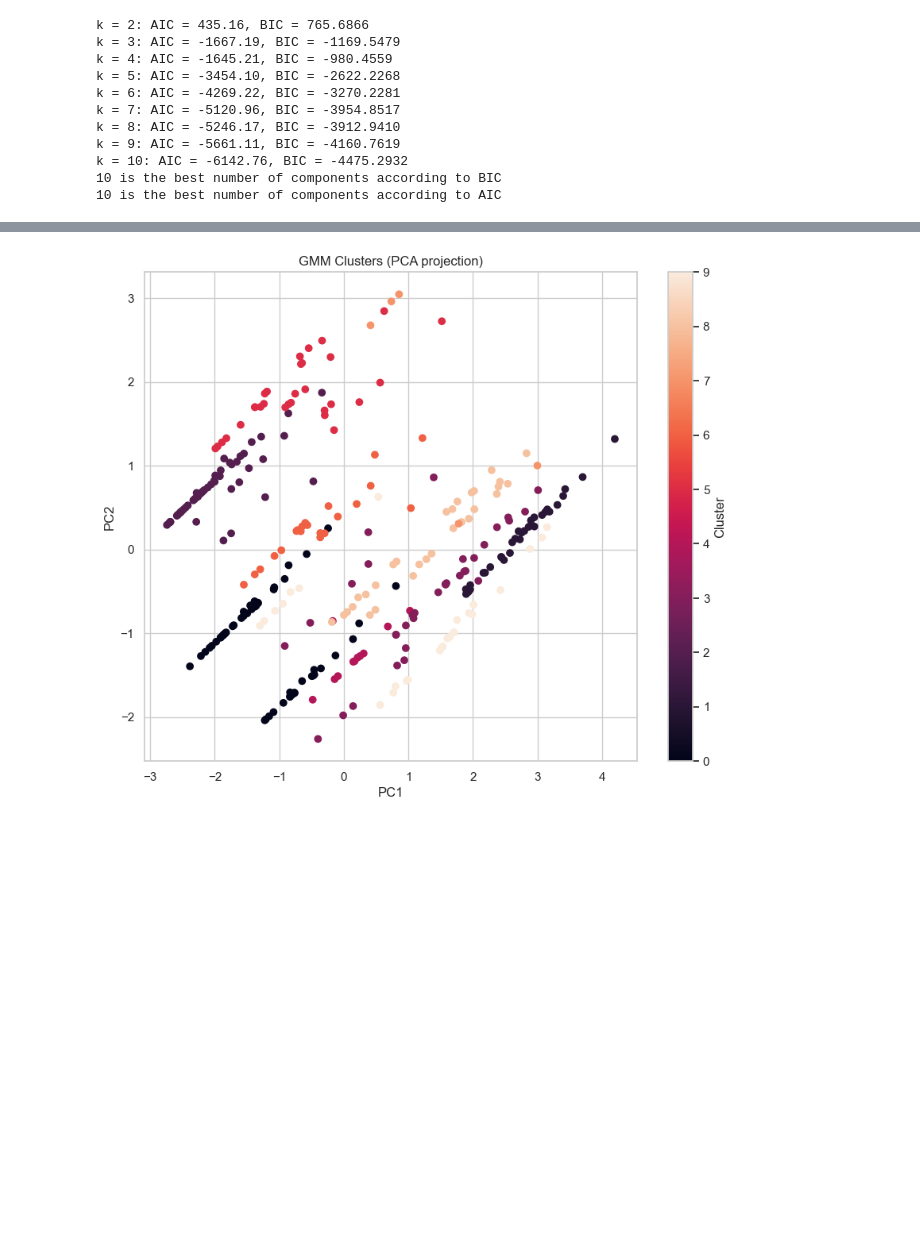
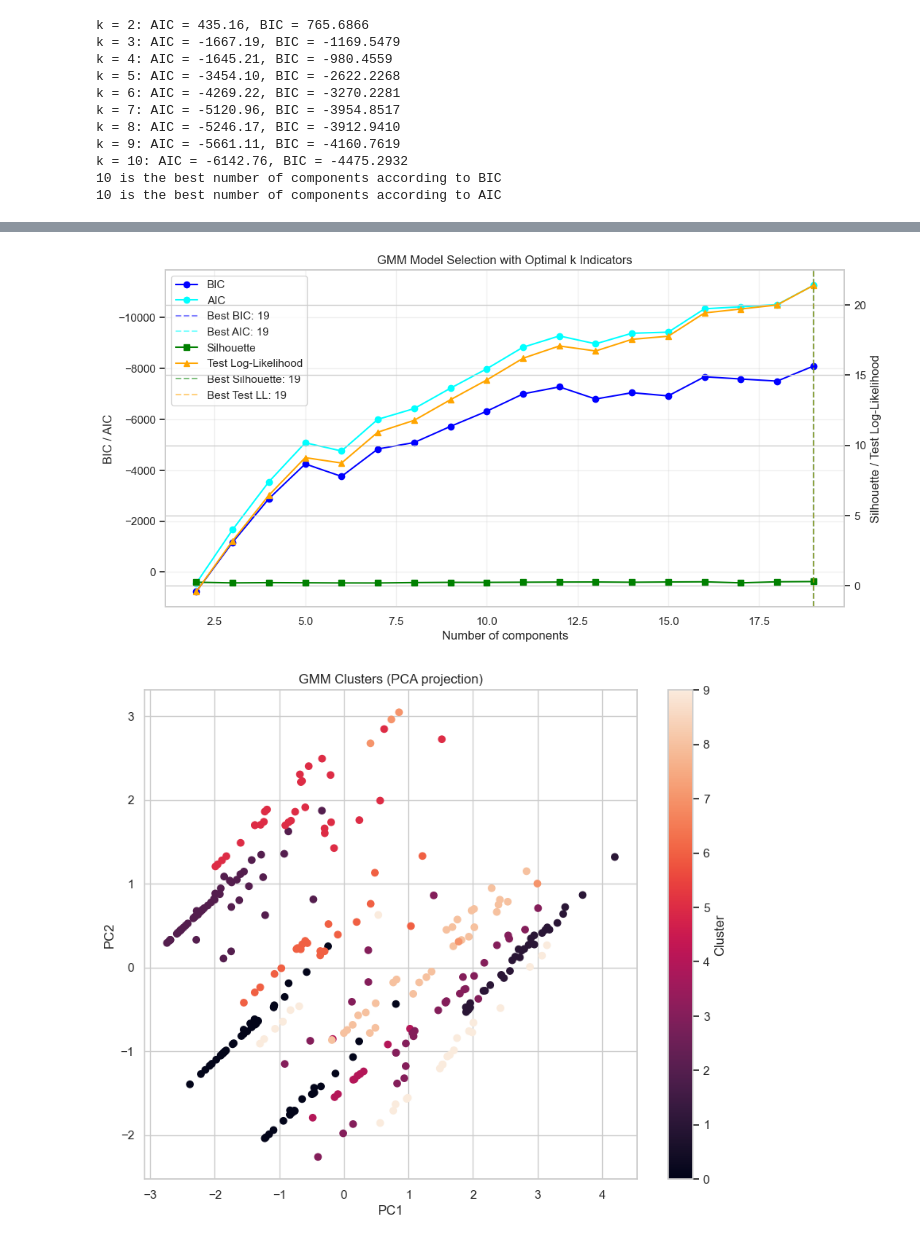
Before and after one commit to harasarahh/machine-learning-projects, a Jupyter notebook: ML_assignment1.ipynb, the cells around one changed output, grey strips where cells are left out. Drawn from its saved outputs; the diff is of its cells as text; code cells hidden in the pictures; blank space fills up the shorter version.

```diff
--- a/ML_assignment1.ipynb
+++ b/ML_assignment1.ipynb
@@ -1129,3 +1210,70 @@ Cluster 9:
+# %%
+import numpy as np
+import matplotlib.pyplot as plt
+from sklearn.mixture import GaussianMixture
+from sklearn.metrics import silhouette_score
+from sklearn.model_selection import train_test_split
+
+components = range(2, 20)
+bic_scores = []
+aic_scores = []
+silhouette_scores = []
+test_log_likelihood = []
+
+for k in components:
+    gmm = GaussianMixture(n_components=k, n_init=10, random_state=42)
+    gmm.fit(X_final_scaled)
+
+    # Compute BIC and AIC
+    bic_scores.append(gmm.bic(X_final_scaled))
+    aic_scores.append(gmm.aic(X_final_scaled))
+
+    # Compute log-likelihood on the dataset
+    test_log_likelihood.append(gmm.score(X_final_scaled))
+
+    # Compute silhouette score (using hard cluster assignments)
+    labels = gmm.predict(X_final_scaled)
+    silhouette_scores.append(silhouette_score(X_final_scaled, labels))
+
+# Find optimal k according to each criterion
+best_k_bic = components[np.argmin(bic_scores)]
+best_k_aic = components[np.argmin(aic_scores)]
+best_k_silhouette = components[np.argmax(silhouette_scores)]
+best_k_test = components[np.argmax(test_log_likelihood)]
+
+# Plot
+fig, ax1 = plt.subplots(figsize=(12,6))
+
+ax1.plot(components, bic_scores, marker='o', label='BIC', color='blue')
+ax1.plot(components, aic_scores, marker='o', label='AIC', color='cyan')
+ax1.invert_yaxis()
+ax1.set_xlabel("Number of components")
+ax1.set_ylabel("BIC / AIC")
+ax1.grid(True, alpha=0.3)
+
+# Vertical lines for optimal BIC/AIC
+ax1.axvline(best_k_bic, color='blue', linestyle='--', alpha=0.5, label=f'Best BIC: {best_k_bic}')
+ax1.axvline(best_k_aic, color='cyan', linestyle='--', alpha=0.5, label=f'Best AIC: {best_k_aic}')
+
+# Second axis: Silhouette and Test Log-Likelihood
+ax2 = ax1.twinx()
+ax2.plot(components, silhouette_scores, marker='s', label='Silhouette', color='green')
+ax2.plot(components, test_log_likelihood, marker='^', label='Test Log-Likelihood', color='orange')
+ax2.set_ylabel("Silhouette / Test Log-Likelihood")
+
+# Vertical lines for optimal Silhouette / Test Log-Likelihood
+ax2.axvline(best_k_silhouette, color='green', linestyle='--', alpha=0.5, label=f'Best Silhouette: {best_k_silhouette}')
+ax2.axvline(best_k_test, color='orange', linestyle='--', alpha=0.5, label=f'Best Test LL: {best_k_test}')
+
+# Combine legends from both axes
+lines, labels_ = ax1.get_legend_handles_labels()
+lines2, labels2_ = ax2.get_legend_handles_labels()
+ax1.legend(lines + lines2, labels_ + labels2_, loc='best')
+
+plt.title("GMM Model Selection with Optimal k Indicators")
+plt.show()
+# %% [output]
+[figure, added]
 # %%
 # best_k = best_k_bic  # o best_k_aic
 
```
Also changed, not shown: parts of 7 cells of this notebook.
